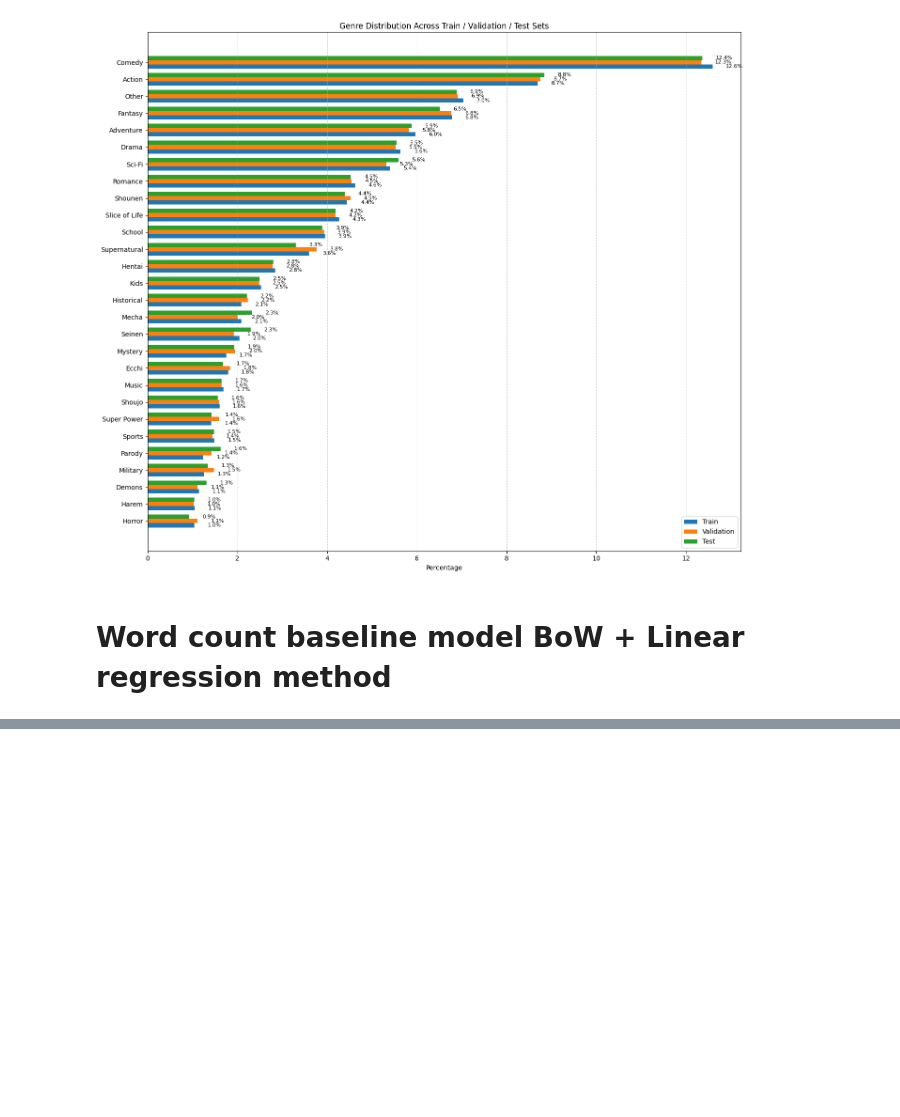
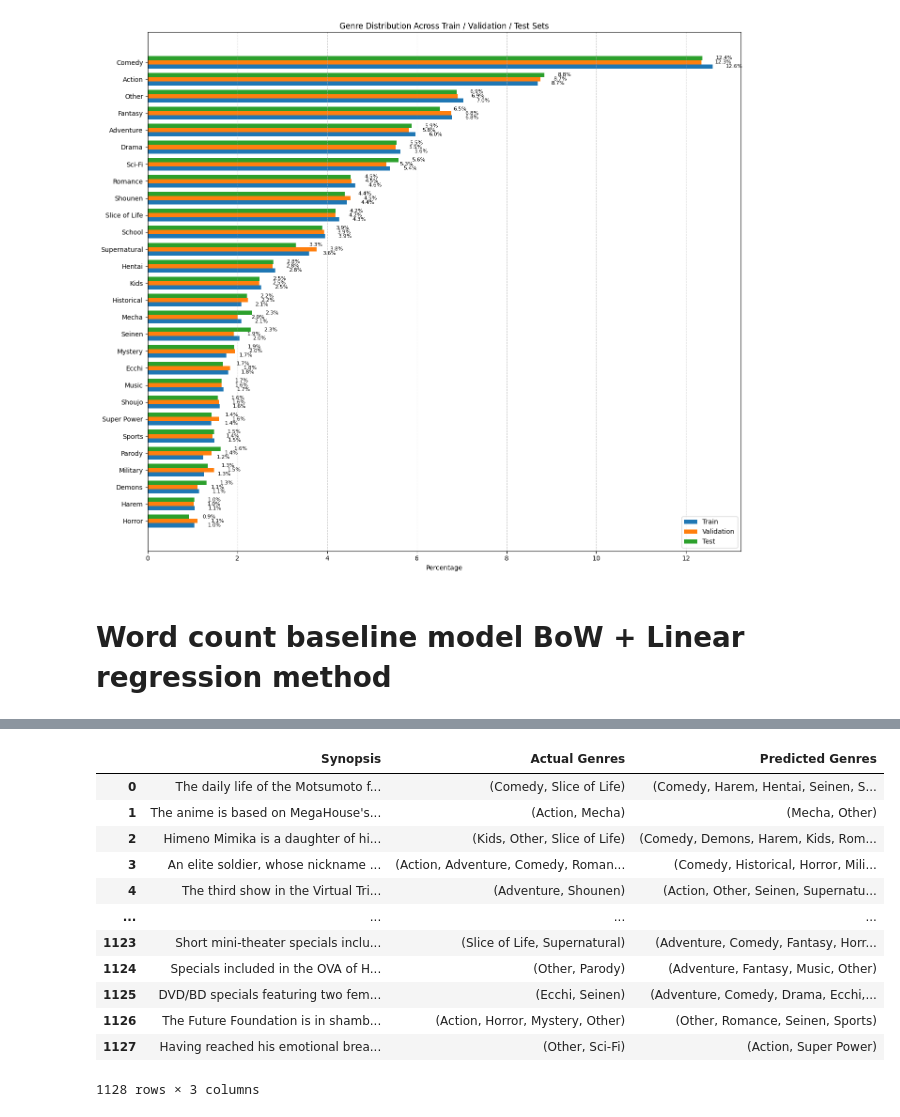
Before and after one commit to amirulzarfan2001/NLP_CW_Code, a Jupyter notebook: Anime_dataset.ipynb, the cells around one changed output, grey strips where cells are left out. Cells and saved outputs as stored; diff of their text form; code cells hidden in the pictures; blank space fills up the shorter version.

Commit message:
Added dataframes for result analysis

```diff
--- a/Anime_dataset.ipynb
+++ b/Anime_dataset.ipynb
@@ -577,11 +577,15 @@ dtype: int64
 # %% [markdown]
 # Word count baseline model BoW + Linear regression method
 # %%
+#Parameters that can be changed:
+#Number of wordds in vocublary
+#Class weighting
+
 # from sklearn.feature_extraction.text import CountVectorizer
 mlb=MultiLabelBinarizer()
 y_train = mlb.fit_transform(df_train['genres'])
 display(y)
-vectorizer = CountVectorizer(stop_words='english', max_features=5000, ngram_range=(1,1))
+vectorizer = CountVectorizer(stop_words='english', max_features=1000, ngram_range=(1,1))
 X_train = vectorizer.fit_transform(df_train['synopsis'])
 display(X_train)
 print(vectorizer.get_feature_names_out(),len(vectorizer.get_feature_names_out()))
@@ -593,7 +597,7 @@ X_test = vectorizer.fit_transform(df_test['synopsis'])
 # from sklearn.multiclass import OneVsRestClassifier
 # from sklearn.linear_model import LogisticRegression
 
-classifier = OneVsRestClassifier(LogisticRegression(max_iter=100))
+classifier = OneVsRestClassifier(LogisticRegression(class_weight='balanced',max_iter=1000))
 classifier.fit(X_train, y_train)
 
 # from sklearn.metrics import classification_report
@@ -665,2 +650,30 @@ Report for Train dataset
+# %%
+# Convert predictions and ground truth from binary to label format
+actual_genres = mlb.inverse_transform(y_test)
+predicted_genres = mlb.inverse_transform(y_pred_test)
+
+# Create a new DataFrame to display results
+results_df = pd.DataFrame({
+    'Synopsis': df_test['synopsis'],
+    'Actual Genres': actual_genres,
+    'Predicted Genres': predicted_genres
+})
+
+# Optional: visually inspect the first few rows
+results_df
+# %% [output]
+|  | Synopsis | Actual Genres | Predicted Genres |
+| 0 | The daily life of the Motsumoto f... | (Comedy, Slice of Life) | (Comedy, Harem, Hentai, Seinen, S... |
+| 1 | The anime is based on MegaHouse's... | (Action, Mecha) | (Mecha, Other) |
+| 2 | Himeno Mimika is a daughter of hi... | (Kids, Other, Slice of Life) | (Comedy, Demons, Harem, Kids, Rom... |
+| 3 | An elite soldier, whose nickname ... | (Action, Adventure, Comedy, Roman... | (Comedy, Historical, Horror, Mili... |
+| 4 | The third show in the Virtual Tri... | (Adventure, Shounen) | (Action, Other, Seinen, Supernatu... |
+| ... | ... | ... | ... |
+| 1123 | Short mini-theater specials inclu... | (Slice of Life, Supernatural) | (Adventure, Comedy, Fantasy, Horr... |
+| 1124 | Specials included in the OVA of H... | (Other, Parody) | (Adventure, Fantasy, Music, Other) |
+| 1125 | DVD/BD specials featuring two fem... | (Ecchi, Seinen) | (Adventure, Comedy, Drama, Ecchi,... |
+| 1126 | The Future Foundation is in shamb... | (Action, Horror, Mystery, Other) | (Other, Romance, Seinen, Sports) |
+| 1127 | Having reached his emotional brea... | (Other, Sci-Fi) | (Action, Super Power) |
+1128 rows × 3 columns
 # %%
 from my_import import *
```
Also changed, not shown: parts of 3 cells of this notebook.
